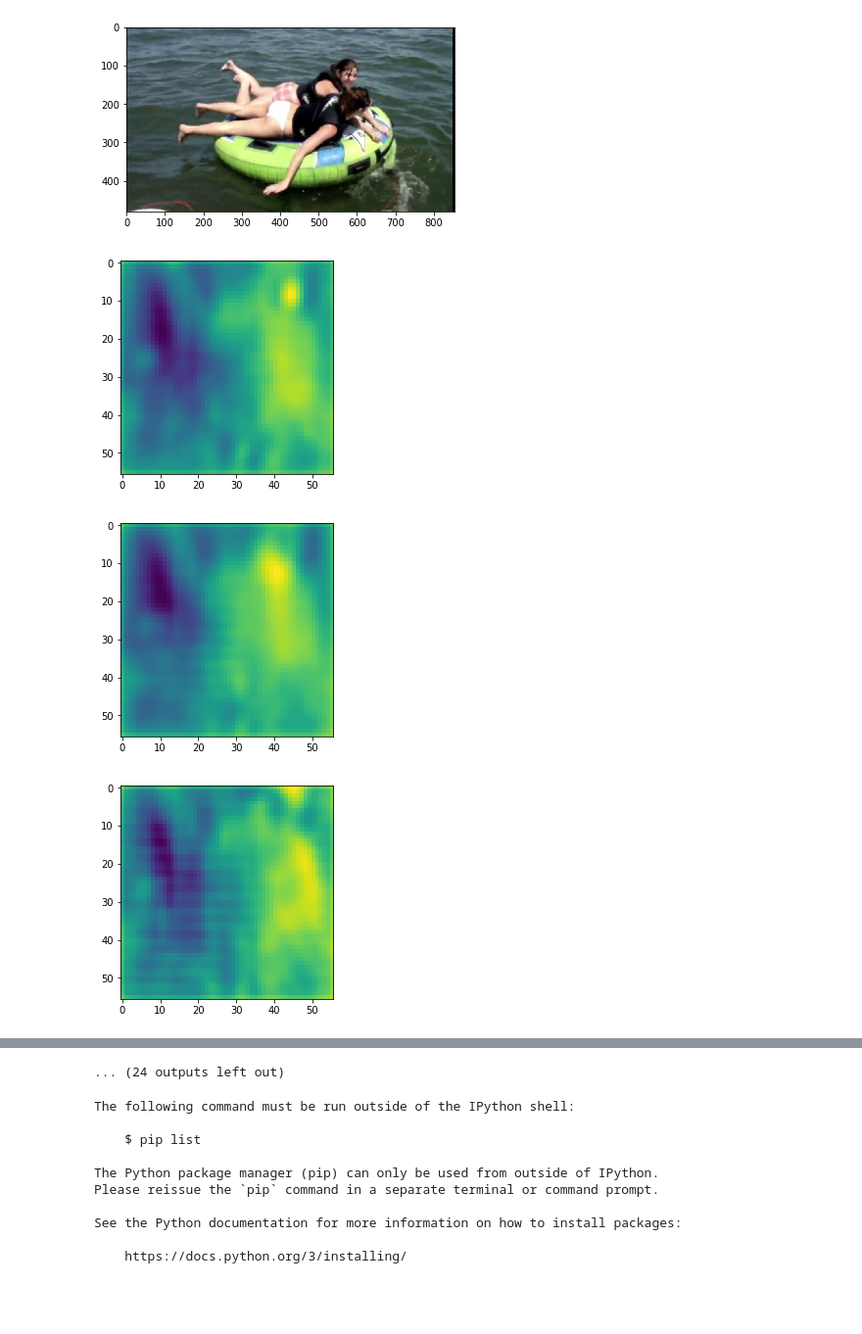
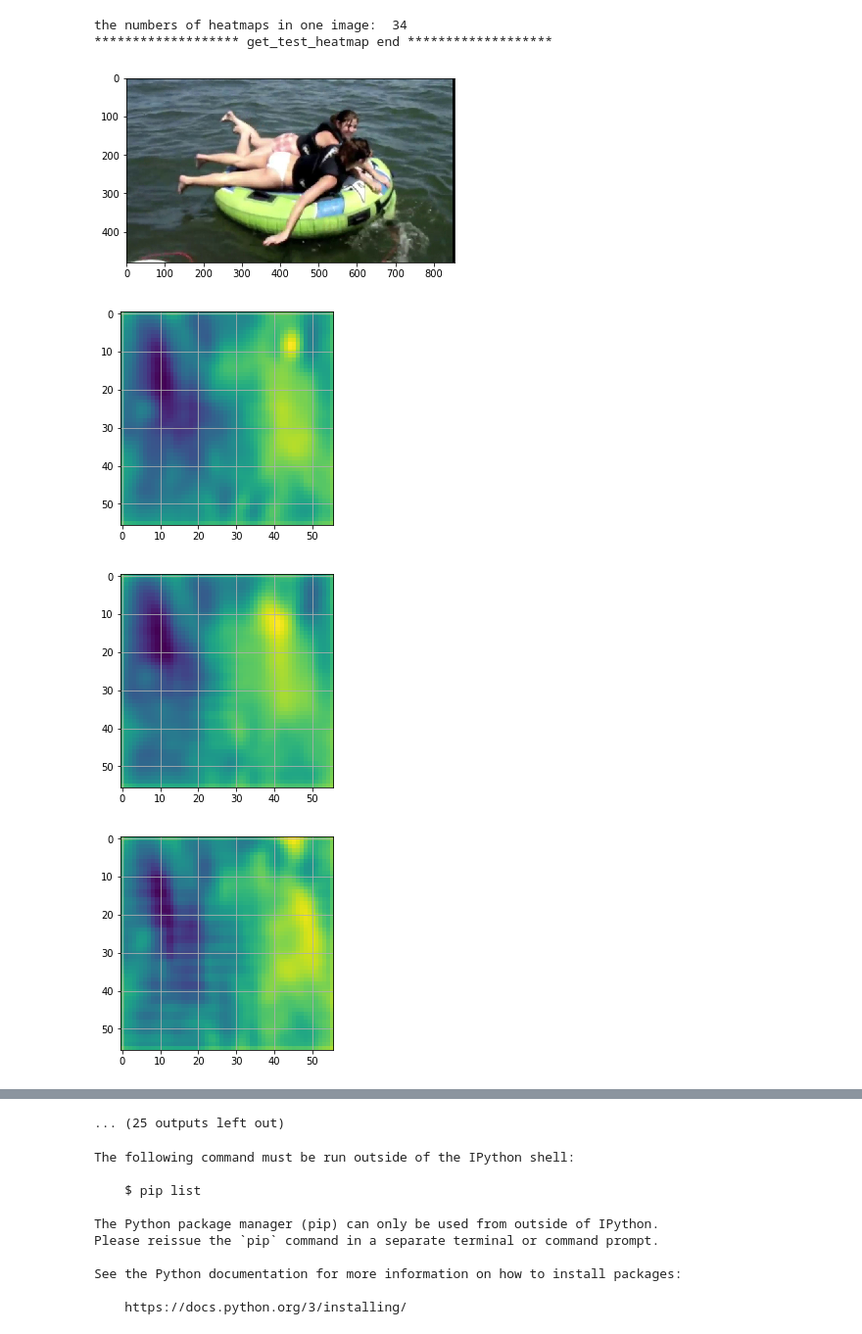
Before and after one commit to wjbKimberly/DetectAndTrack, a Jupyter notebook: tools/visuallize_heatmap_zhongwei.ipynb, the cells around one changed output, grey strips where cells are left out. Shown at 98% size. Saved outputs shown, nothing was run; the diff lists cells and outputs as text; code cells hidden in the pictures; blank space fills up the shorter version.

```diff
--- a/tools/visuallize_heatmap_zhongwei.ipynb
+++ b/tools/visuallize_heatmap_zhongwei.ipynb
@@ -21,6 +21,9 @@ def get_test_heatmap(image_heatmap_json_file_path):
 
     #find the image name
     image_name=data["image_name"]
+    img=mpimg.imread(image_origin_root+image_name)
+    print(img.shape)
+    plt.imshow(img)
 
     #find the bbox of all people in this image
     detect_bbox=data["detect"]
@@ -40,6 +43,7 @@ def get_test_heatmap(image_heatmap_json_file_path):
         for heatmapidx in range(len(heatmaps[personidx])):
             heatmap=heatmaps[personidx][heatmapidx]
             heatmaps_all_one_image.append(heatmap)
+            visualize_one_heatmap(heatmap)
 
     print("the numbers of heatmaps in one image: ",len(heatmaps_all_one_image))
 
@@ -47,10 +51,9 @@ def get_test_heatmap(image_heatmap_json_file_path):
     return image_name,heatmaps_all_one_image
 
 
-
-
 def visualize_one_heatmap(heatmap):
     figure=plt.figure()
+    plt.grid(True)
     plt.imshow(heatmap)
 
 
@@ -65,13 +68,6 @@ file_name="images\\bonn_5sec\\000342_mpii\\00000064.jpg.json"
 
 
 image_name,heatmaps=get_test_heatmap(image_json_file_root+file_name)
-
-img=mpimg.imread(image_origin_root+image_name)
-print(img.shape)
-plt.imshow(img)
-
-for heatmap in heatmaps:
-    visualize_one_heatmap(heatmap)
 # %% [output]
 ******************* get_test_heatmap start *******************
 load file </var/storage/shared/pnrsy/t-jiwan/DetectAndTrack-wjb/tools/show_results/01_R101_best_hungarian-4GPU.yaml_nms=0.500000_score=_0.050000_drop_low_conf=0.950000/image_file/images\bonn_5sec\0003 ...
@@ -83,4 +77,6 @@ the numbers of heatmaps in one image:  34
+the numbers of heatmaps in one image:  34
+******************* get_test_heatmap end *******************
 [figure]
-[figure, old version]
+[figure, new version]
-[figure, old version]
+[figure, new version]
-[figure, old version]
+[figure, new version]
@@ -94,4 +89,4 @@ the numbers of heatmaps in one image:  34
-... (24 outputs left out)
+... (25 outputs left out)
 # %%
 # %% [output]
 The following command must be run outside of the IPython shell:
```
Also changed, not shown: parts of 1 cell of this notebook, 6 other files.
